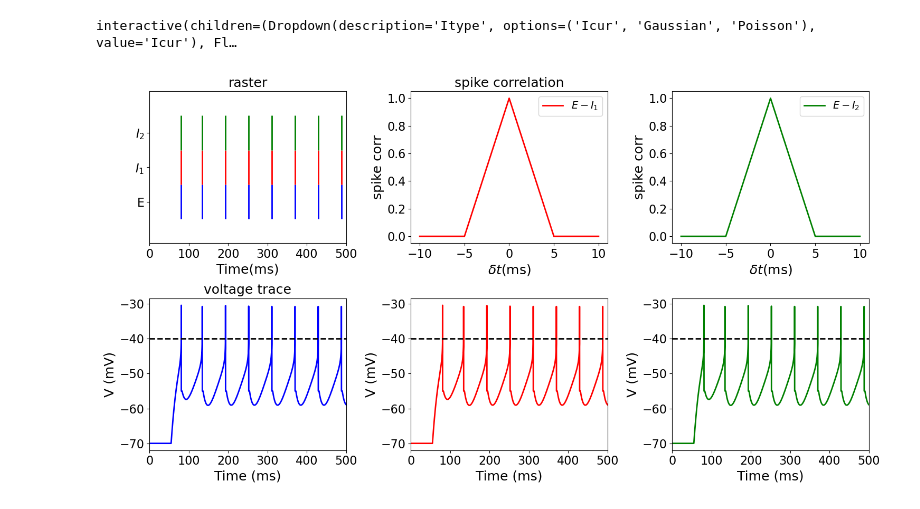
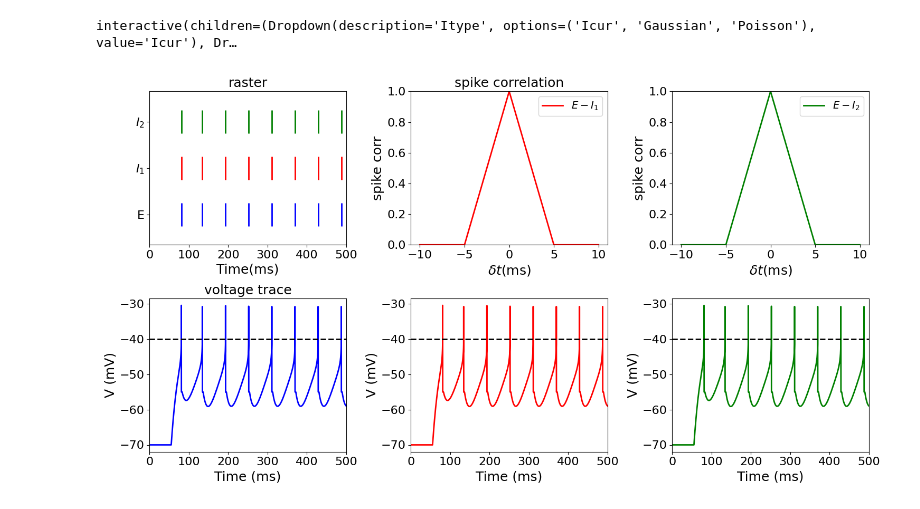
Before and after one commit to michaelglh/STG, a Jupyter notebook: lif_colab.ipynb, the cells around one changed output. Cells and saved outputs as stored; diff of their text form; code cells hidden in the pictures.

```diff
--- a/lif_colab.ipynb
+++ b/lif_colab.ipynb
@@ -257,18 +315,19 @@ interactive(children=(Dropdown(description='Itype', options=('Icur', 'Gaussian',
 # %%
+#@title Run the following start E-I-I triplet simulation { vertical-output: true }
 # Triplet
 N = 3                  # number of neurons
 wt, dl = 1., 5.
 
 # updating parameters
-def update_EII(Itype='Icur', J_E1=0., J_E2=0., J_21=0.):
+def update_EII(Itype='Icur', neuron_E='tonic_neuron', neuron_I1='tonic_neuron', neuron_I2='tonic_neuron', J_E1=0., J_E2=0., J_21=0.):
     # simualtor
     h = Simulator(dt=dt)
 
     # network of neurons
     nrns = [LIF(sim=h) for _ in range(N)]
-    for nrn in nrns:
-        # my own neuron
-        nrn.update(my_neuron)
+    nrns[0].update(neuron_params[neuron_E])
+    nrns[1].update(neuron_params[neuron_I1])
+    nrns[2].update(neuron_params[neuron_I2])
 
     # background noise
     if Itype == 'Icur':
@@ -323,40 +382,47 @@ def update_EII(Itype='Icur', J_E1=0., J_E2=0., J_21=0.):
     plt.subplot(2,N,1)
     plt.title('raster')
     for nrn, c, l in zip(nrns, cs, range(N)):
-        plt.eventplot(nrn.spikes['times'], lineoffsets=l, colors=c)
+        plt.eventplot(nrn.spikes['times'], lineoffsets=2*l, colors=c)
     plt.xlabel('Time(ms)')
-    plt.yticks(range(N), ['E', r'$I_1$', r'$I_2$'])
+    plt.yticks(np.array(range(N))*2, ['E', r'$I_1$', r'$I_2$'])
     plt.xlim([0., T])
 
     # rate plots of population
     plt.subplot(2,N,2)
     plt.title('spike correlation')
     plt.plot(deltats, coins_all[0], 'r', label=r'$E-I_1$')
     plt.xlabel(r'$\delta t$(ms)')
     plt.ylabel('spike corr')
+    plt.ylim([0,1])
     plt.legend()
 
     plt.subplot(2,N,3)
     plt.plot(deltats, coins_all[1], 'g', label=r'$E-I_2$')
     plt.xlabel(r'$\delta t$(ms)')
     plt.ylabel('spike corr')
+    plt.ylim([0,1])
     plt.legend()
 
     # voltage trace
     for id, c in zip(range(N), cs):
         plt.subplot(2,N,id+N+1)
         if id == 0:
             plt.title('voltage trace')
         plt_par = {'dt':dt, 'range_t':np.arange(0., T, dt), 'V_th':nrns[id].V_th}
         plot_volt_trace(plt_par, nrns[id].v, np.array(nrns[id].spikes['times']), c=c)
         plt.xlim([0., T])
 
     plt.tight_layout()
     if not debug:
         display(fig_EII)
 
-fig_EII, axes = plt.subplots(2, N,figsize=(5*N,8))
-widgets.interact(update_EII, Itype=['Icur', 'Gaussian', 'Poisson'], J_E1=(-50., 0., 10), J_E2=(-50., 0., 10), J_21=(-50., 0., 10));
+try:
+  print(fig_EII)
+except:
+  fig_EII, axes = plt.subplots(2, N,figsize=(5*N,8))
+widgets.interact(update_EII, Itype=['Icur', 'Gaussian', 'Poisson'],
+                 neuron_E=neuron_params.keys(), neuron_I1=neuron_params.keys(), neuron_I2=neuron_params.keys(),
+                 J_E1=(-50., 0., 0.1), J_E2=(-50., 0., 0.1), J_21=(-50., 0., 0.1));
 # %% [output]
-interactive(children=(Dropdown(description='Itype', options=('Icur', 'Gaussian', 'Poisson'), value='Icur'), Fl…
+interactive(children=(Dropdown(description='Itype', options=('Icur', 'Gaussian', 'Poisson'), value='Icur'), Dr…
-[figure, old version]
+[figure, new version]
```
Also changed, not shown: parts of 12 cells of this notebook, 1 other file.
